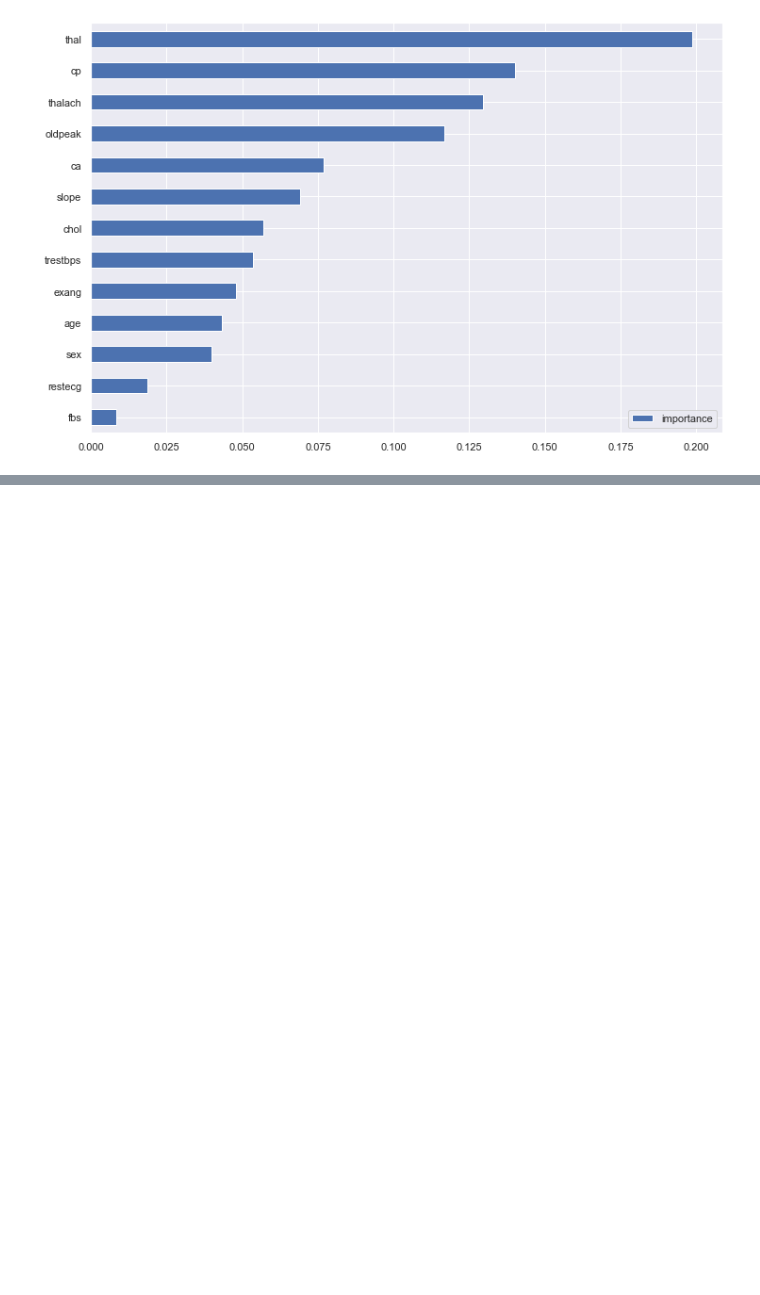
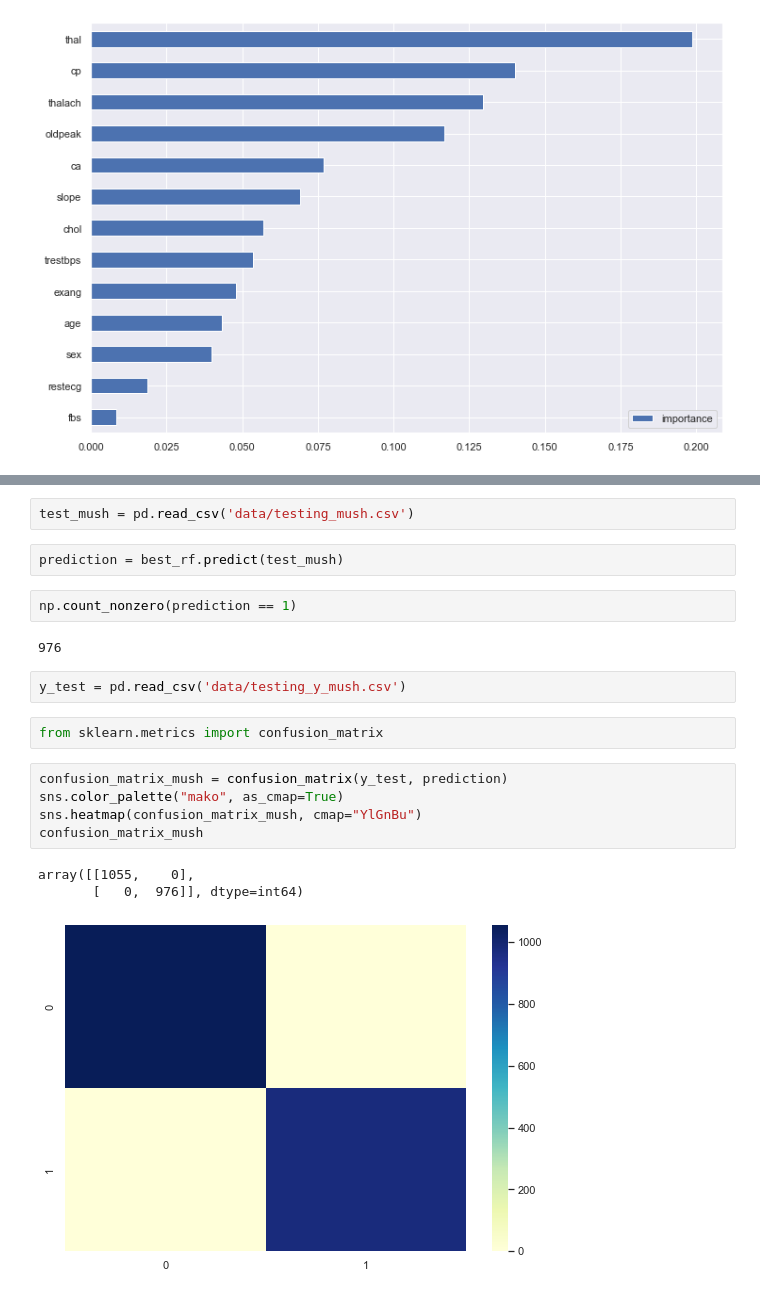
Before and after one commit to AndrewSalygin/ML_practice, a Jupyter notebook: ML.ipynb, the cells around one changed output, grey strips where cells are left out. Saved outputs shown, nothing was run; the diff lists cells and outputs as text; blank space fills up the shorter version.

```diff
--- a/ML.ipynb
+++ b/ML.ipynb
@@ -2571,0 +2622,21 @@ imp.sort_values('importance').plot(kind='barh', figsize=(12, 8))
+# %%
+test_mush = pd.read_csv('data/testing_mush.csv')
+# %%
+prediction = best_rf.predict(test_mush)
+# %%
+np.count_nonzero(prediction == 1)
+# %% [output]
+976
+# %%
+y_test = pd.read_csv('data/testing_y_mush.csv')
+# %%
+from sklearn.metrics import confusion_matrix
+# %%
+confusion_matrix_mush = confusion_matrix(y_test, prediction)
+sns.color_palette("mako", as_cmap=True)
+sns.heatmap(confusion_matrix_mush, cmap="YlGnBu")
+confusion_matrix_mush
+# %% [output]
+array([[1055,    0],
+       [   0,  976]], dtype=int64)
+[figure, added]
```
Also changed, not shown: parts of 76 cells of this notebook, 6 other files.
